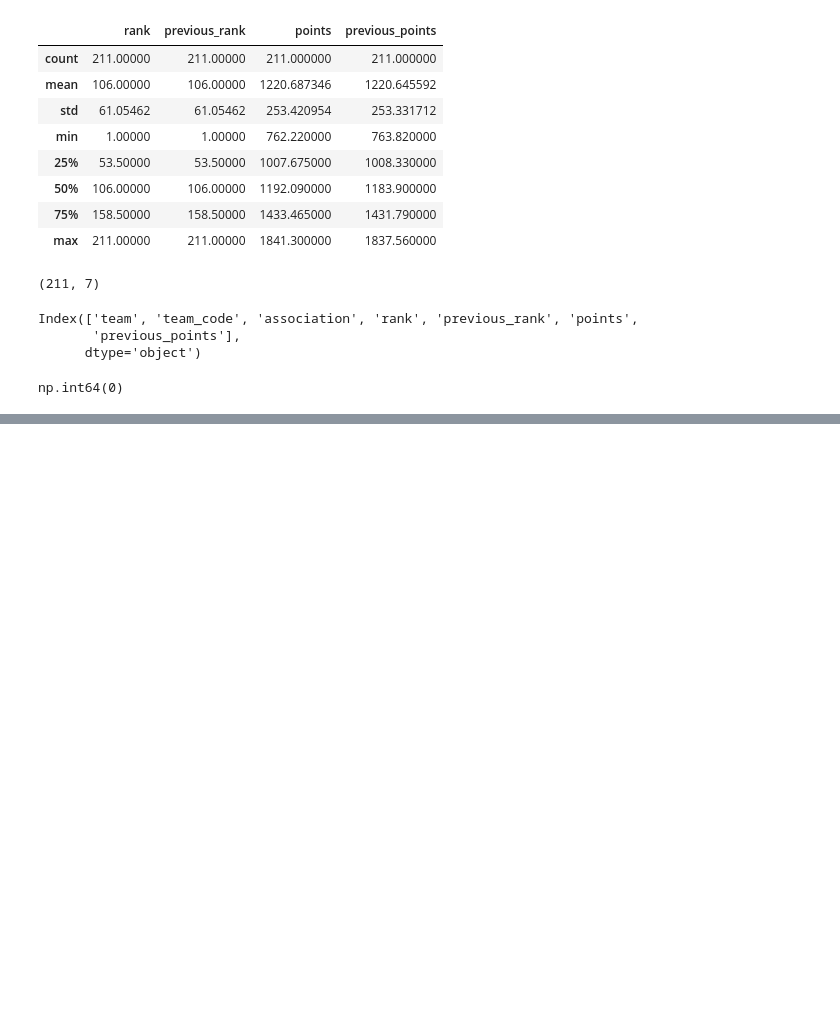
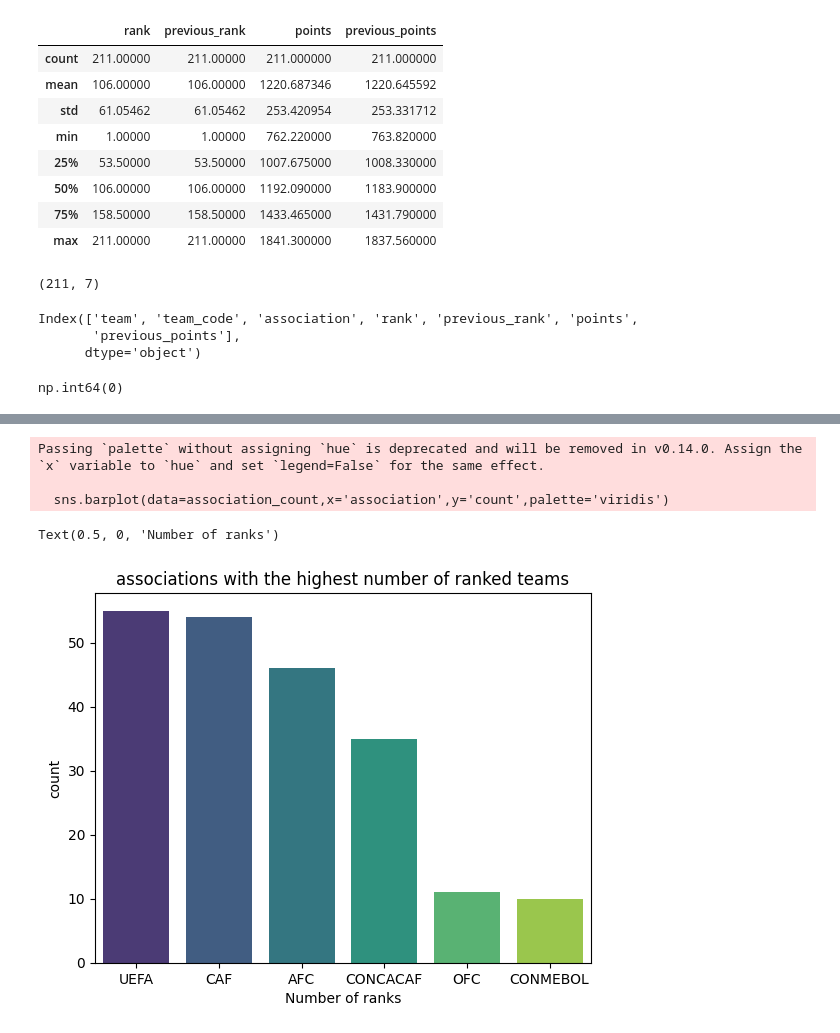
Before and after one commit to ShlokGadhave/l-Football-Analytics-Match-Performance-Goal-Scoring-Insights, a Jupyter notebook: fifa_ranking_2022.ipynb, the cells around one changed output, grey strips where cells are left out. Saved outputs shown, nothing was run; the diff lists cells and outputs as text; code cells hidden in the pictures; blank space fills up the shorter version.

```diff
--- a/fifa_ranking_2022.ipynb
+++ b/fifa_ranking_2022.ipynb
@@ -63,0 +93,5 @@ np.int64(0)
+# %%
+# associations with the highest number of ranked teams
+df.columns
+association_count=df.groupby('association')['rank'].count().sort_values(ascending=False).reset_index(name='count')
+association_count
@@ -63,0 +106,11 @@ np.int64(0)
+# %%
+sns.barplot(data=association_count,x='association',y='count',palette='viridis')
+plt.title("associations with the highest number of ranked teams")
+plt.xlabel('Associations')
+plt.xlabel('Number of ranks')
+# %% [output]
+Passing `palette` without assigning `hue` is deprecated and will be removed in v0.14.0. Assign the `x` variable to `hue` and set `legend=False` for the same effect.
+
+  sns.barplot(data=association_count,x='association',y='count',palette='viridis')
+Text(0.5, 0, 'Number of ranks')
+[figure, added]
```
Also changed, not shown: parts of 10 cells of this notebook.
